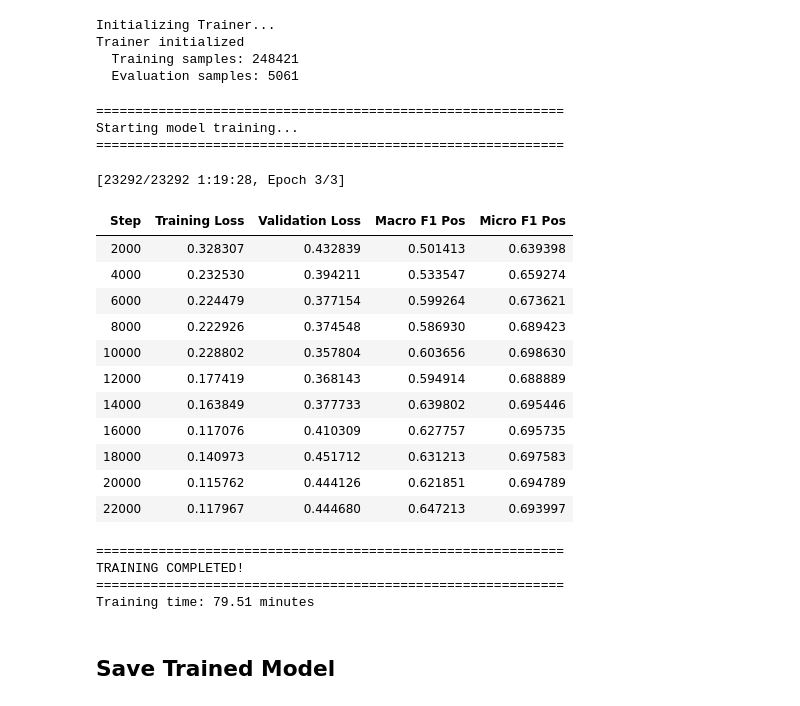
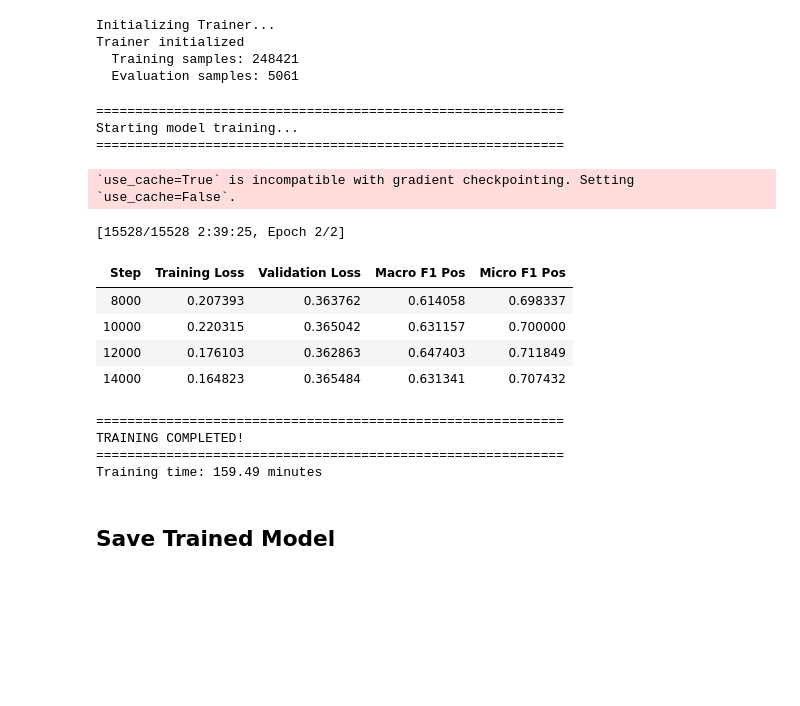
Before and after one commit to sofiamaule/SMTE-GutBrainIE, a Jupyter notebook: src/re/training/bert_RE_A5_hardneg.ipynb, the cells around one changed output. Saved outputs shown, nothing was run; the diff lists cells and outputs as text; code cells hidden in the pictures; blank space fills up the shorter version.

Commit message:
biomed large

```diff
--- a/src/re/training/bert_RE_A5_hardneg.ipynb
+++ b/src/re/training/bert_RE_A5_hardneg.ipynb
@@ -176,8 +176,8 @@ print(f"\nTotal legal relation patterns: {len(LEGAL_RELATIONS)}")
 print(f"Total unique entity type pairs: {len(legal_pairs)}")
 
 # Configuration
-model_name = "microsoft/BiomedNLP-BiomedBERT-base-uncased-abstract-fulltext"  # BioBERT for biomedical text
-output_model_dir = "../models/bert_biomedbert_re_A5_hardneg"
+model_name = "microsoft/BiomedNLP-BiomedBERT-large-uncased-abstract"
+output_model_dir = "../models/pubmedbert_large_re_A5_hardneg"
 max_length = 512
 NEGATIVE_SAMPLE_MULTIPLIER = 5  # Number of negative samples per positive sample
 
@@ -1052,16 +1125,17 @@ from transformers import TrainingArguments
 training_args = TrainingArguments(
     output_dir=output_model_dir,
 
-    learning_rate=2e-5,
+    learning_rate=1e-5,
     warmup_ratio=0.06,
     lr_scheduler_type="linear",
 
-    per_device_train_batch_size=16,
-    per_device_eval_batch_size=16,
-    gradient_accumulation_steps=2,
+    per_device_train_batch_size=4,
+    per_device_eval_batch_size=4,
+    gradient_accumulation_steps=8,
+    gradient_checkpointing=True,
     max_grad_norm=1.0,
 
-    num_train_epochs=3,
+    num_train_epochs=2,
     weight_decay=0.01,
 
     eval_strategy="steps",
@@ -1071,7 +1145,7 @@ training_args = TrainingArguments(
     save_total_limit=2,
 
     load_best_model_at_end=True,
-    metric_for_best_model="eval_macro_f1_pos",
+    metric_for_best_model="eval_micro_f1_pos",
     greater_is_better=True,
     disable_tqdm=False,
     logging_steps=50,
@@ -1130,41 +1204,35 @@ Trainer initialized
 # %%
 # Start training
 print("="*60)
 print("Starting model training...")
 print("="*60)
 
 import time
 training_start_time = time.time()
 
-train_result = trainer.train()
+train_result = trainer.train(resume_from_checkpoint="../models/pubmedbert_large_re_A5_hardneg/checkpoint-6000")
 
 training_duration = time.time() - training_start_time
 
 print("\n" + "="*60)
 print("TRAINING COMPLETED!")
 print("="*60)
 print(f"Training time: {training_duration/60:.2f} minutes")
 # %% [output]
 ============================================================
 Starting model training...
 ============================================================
-[23292/23292 1:19:28, Epoch 3/3]
+`use_cache=True` is incompatible with gradient checkpointing. Setting `use_cache=False`.
+[15528/15528 2:39:25, Epoch 2/2]
 | Step | Training Loss | Validation Loss | Macro F1 Pos | Micro F1 Pos |
-| 2000 | 0.328307 | 0.432839 | 0.501413 | 0.639398 |
-| 4000 | 0.232530 | 0.394211 | 0.533547 | 0.659274 |
-| 6000 | 0.224479 | 0.377154 | 0.599264 | 0.673621 |
-| 8000 | 0.222926 | 0.374548 | 0.586930 | 0.689423 |
-| 10000 | 0.228802 | 0.357804 | 0.603656 | 0.698630 |
-| 12000 | 0.177419 | 0.368143 | 0.594914 | 0.688889 |
-| 14000 | 0.163849 | 0.377733 | 0.639802 | 0.695446 |
-| 16000 | 0.117076 | 0.410309 | 0.627757 | 0.695735 |
-| 18000 | 0.140973 | 0.451712 | 0.631213 | 0.697583 |
-| 20000 | 0.115762 | 0.444126 | 0.621851 | 0.694789 |
-| 22000 | 0.117967 | 0.444680 | 0.647213 | 0.693997 |
+| 8000 | 0.207393 | 0.363762 | 0.614058 | 0.698337 |
+| 10000 | 0.220315 | 0.365042 | 0.631157 | 0.700000 |
+| 12000 | 0.176103 | 0.362863 | 0.647403 | 0.711849 |
+| 14000 | 0.164823 | 0.365484 | 0.631341 | 0.707432 |
-============================================================
-TRAINING COMPLETED!
-============================================================
-Training time: 79.51 minutes
+============================================================
+TRAINING COMPLETED!
+============================================================
+Training time: 159.49 minutes
 # %% [markdown]
 ## Save Trained Model
 # %%
```
Also changed, not shown: parts of 9 cells of this notebook, 3 other files.
